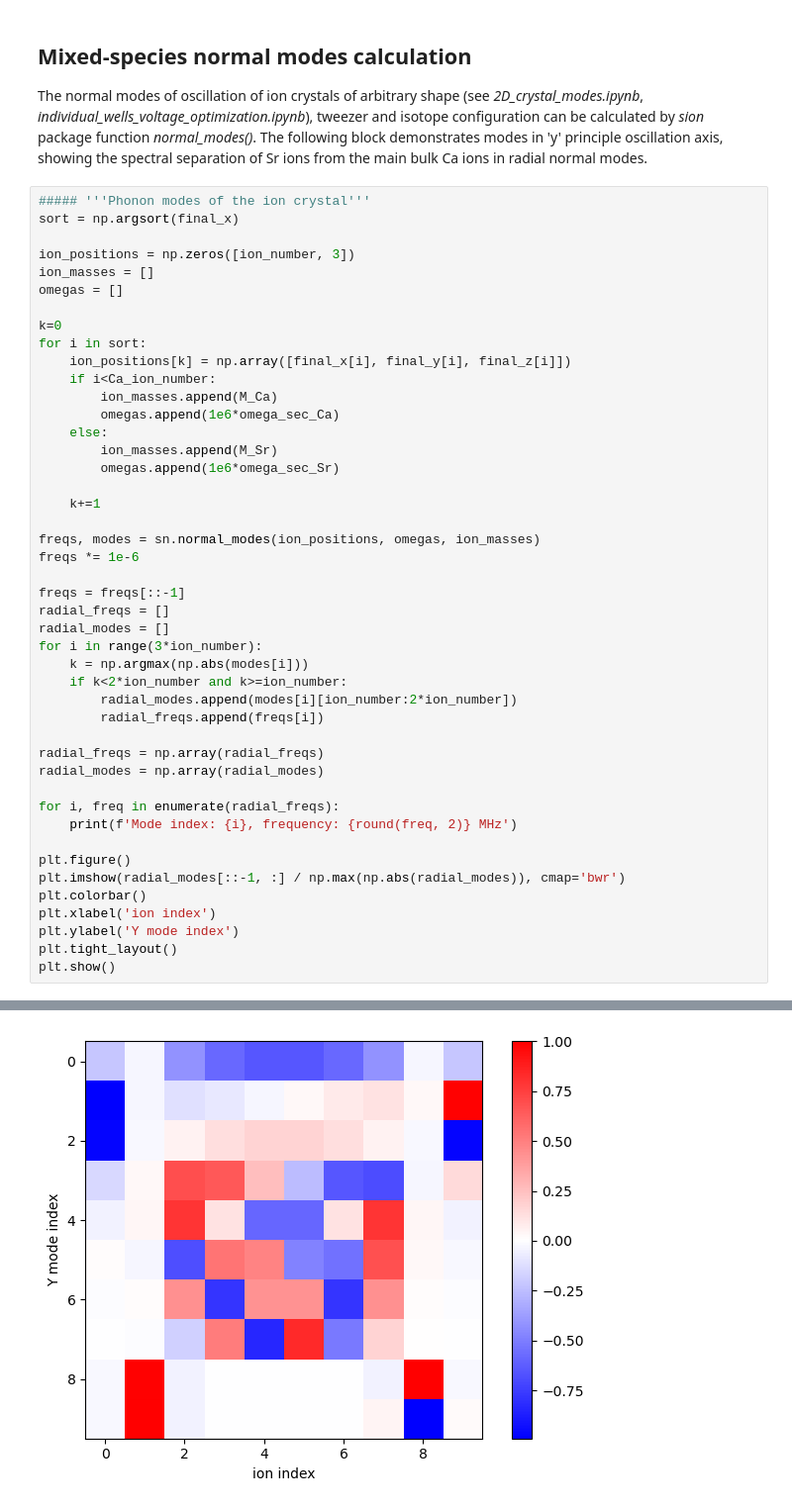
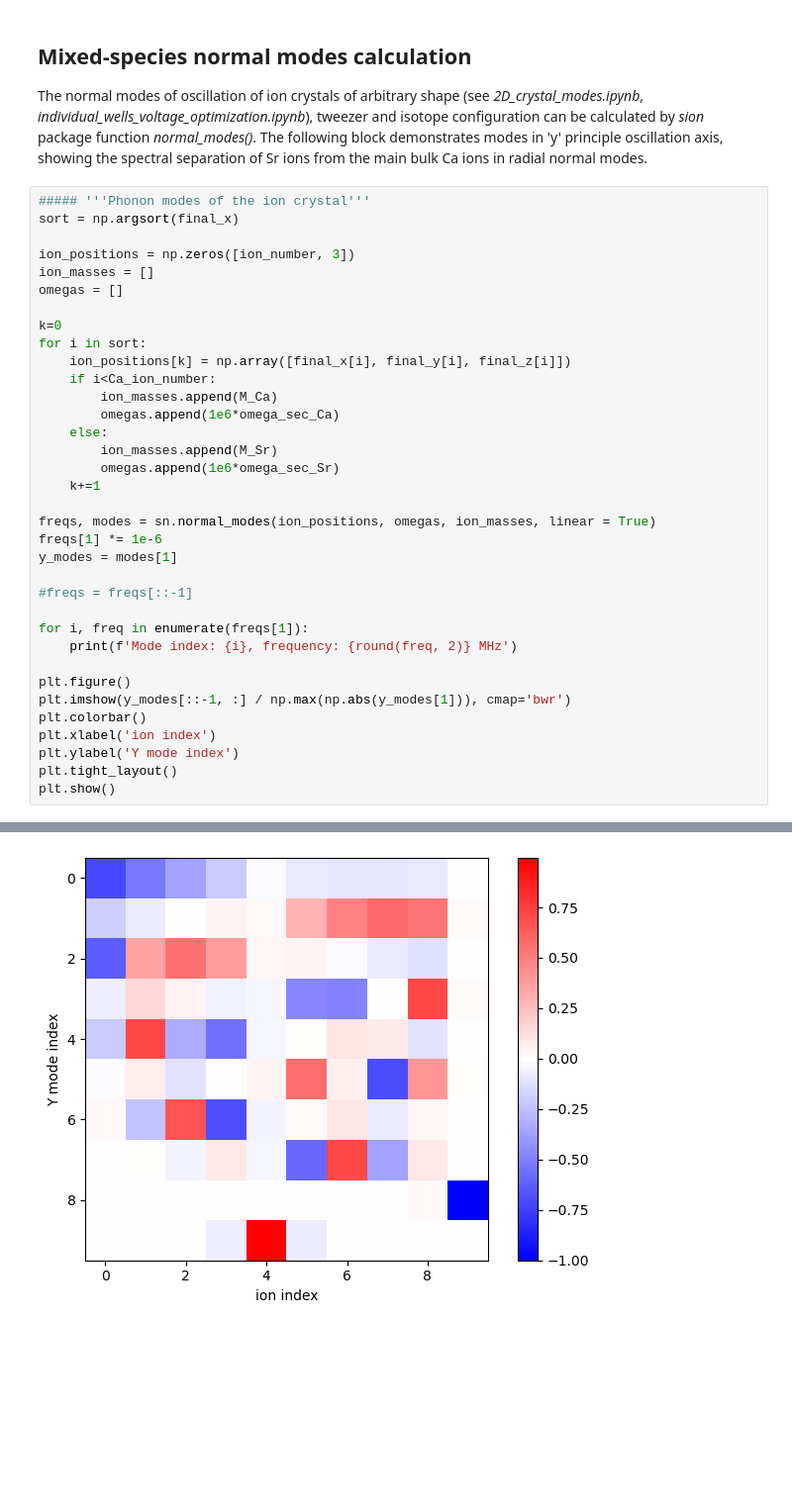
Before and after one commit to underforestaaa/Sion, a Jupyter notebook: examples/polygon_electrode_simulation.ipynb, the cells around one changed output, grey strips where cells are left out. Shown at 99% size. Saved outputs shown, nothing was run; the diff lists cells and outputs as text; blank space fills up the shorter version.

```diff
--- a/examples/polygon_electrode_simulation.ipynb
+++ b/examples/polygon_electrode_simulation.ipynb
@@ -278,29 +278,19 @@ for i in sort:
     else:
         ion_masses.append(M_Sr)
         omegas.append(1e6*omega_sec_Sr)
-
     k+=1
 
-freqs, modes = sn.normal_modes(ion_positions, omegas, ion_masses)
-freqs *= 1e-6
+freqs, modes = sn.normal_modes(ion_positions, omegas, ion_masses, linear = True)
+freqs[1] *= 1e-6
+y_modes = modes[1]
 
-freqs = freqs[::-1]
-radial_freqs = []
-radial_modes = []
-for i in range(3*ion_number):
-    k = np.argmax(np.abs(modes[i]))
-    if k<2*ion_number and k>=ion_number:
-        radial_modes.append(modes[i][ion_number:2*ion_number])
-        radial_freqs.append(freqs[i])
+#freqs = freqs[::-1]
 
-radial_freqs = np.array(radial_freqs)
-radial_modes = np.array(radial_modes)
-
-for i, freq in enumerate(radial_freqs):
+for i, freq in enumerate(freqs[1]):
     print(f'Mode index: {i}, frequency: {round(freq, 2)} MHz')
 
 plt.figure()
-plt.imshow(radial_modes[::-1, :] / np.max(np.abs(radial_modes)), cmap='bwr')
+plt.imshow(y_modes[::-1, :] / np.max(np.abs(y_modes[1])), cmap='bwr')
 plt.colorbar()
 plt.xlabel('ion index')
 plt.ylabel('Y mode index')
@@ -320 +310 @@ Mode index: 9, frequency: 2.13 MHz
-[figure, old version]
+[figure, new version]
```
Also changed, not shown: parts of 3 cells of this notebook.
